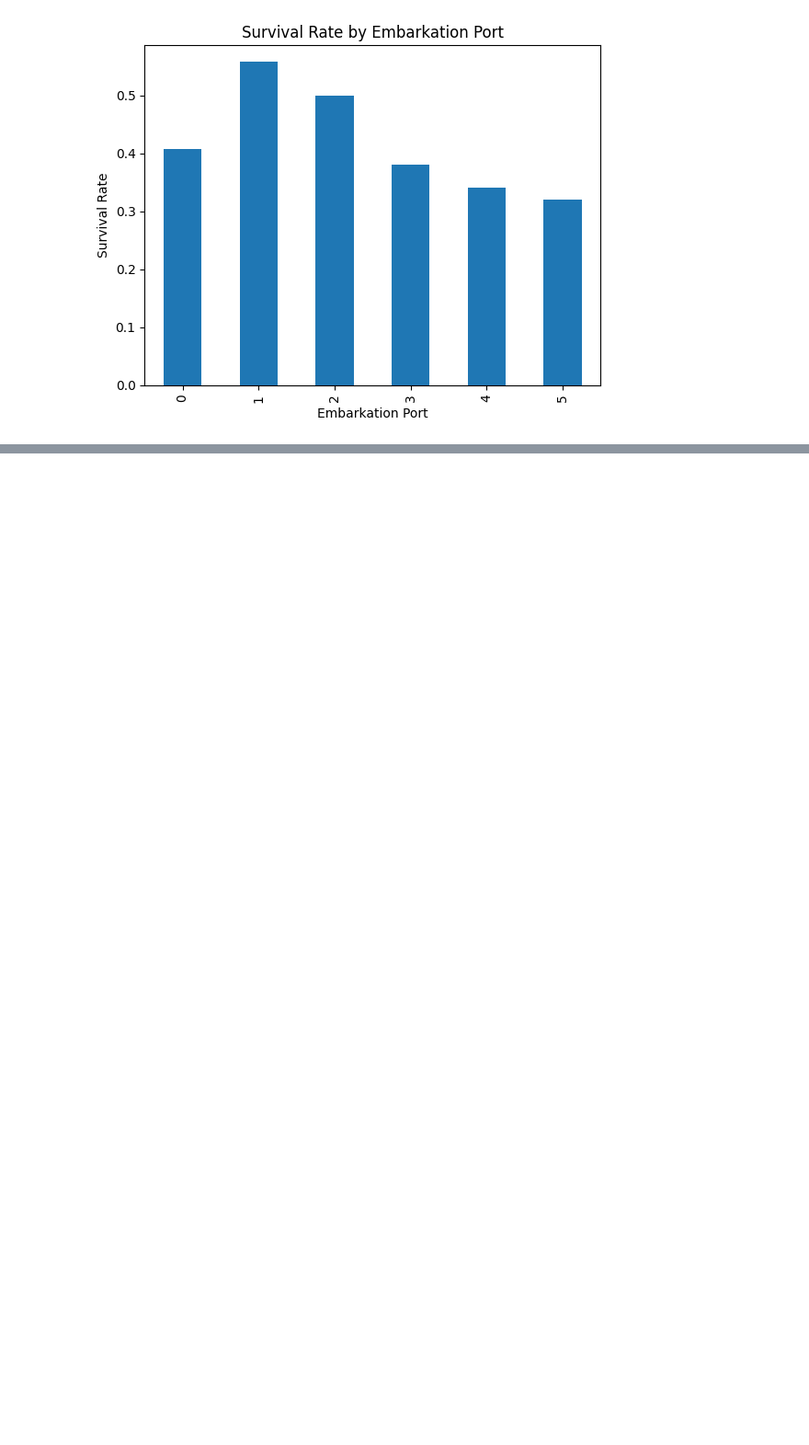
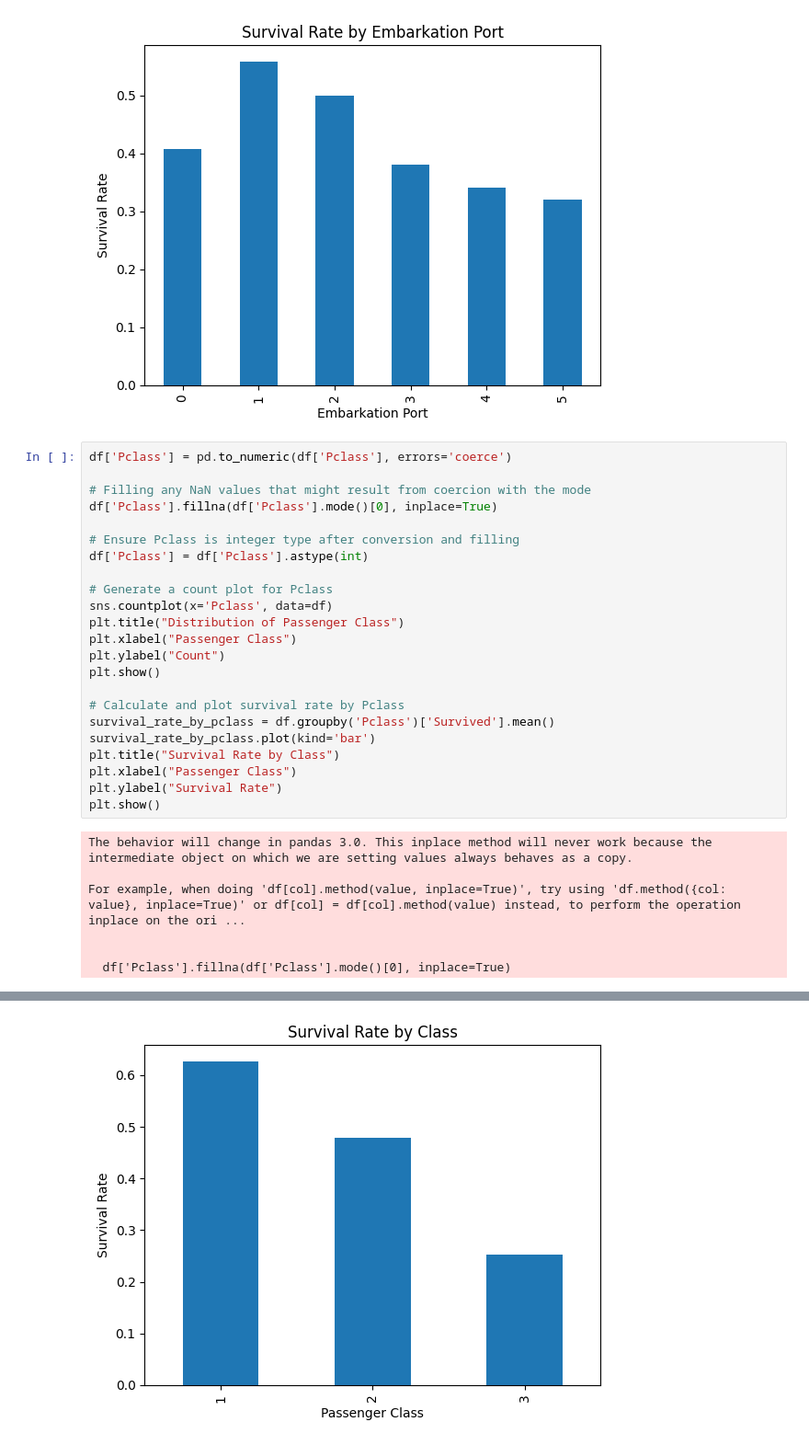
Before and after one commit to softwareWCU/Data-Preprocessing-for-ML-using-Titanic-Dataset, a Jupyter notebook: Titanic_Full_Data_Cleaning_Assignment.ipynb, the cells around one changed output, grey strips where cells are left out. Shown at 92% size. Cells and saved outputs as stored; diff of their text form; blank space fills up the shorter version.

```diff
--- a/Titanic_Full_Data_Cleaning_Assignment.ipynb
+++ b/Titanic_Full_Data_Cleaning_Assignment.ipynb
@@ -272,3 +309,33 @@ plt.show()
 [figure]
 [figure]
 [figure]
+# %%
+df['Pclass'] = pd.to_numeric(df['Pclass'], errors='coerce')
+
+# Filling any NaN values that might result from coercion with the mode
+df['Pclass'].fillna(df['Pclass'].mode()[0], inplace=True)
+
+# Ensure Pclass is integer type after conversion and filling
+df['Pclass'] = df['Pclass'].astype(int)
+
+# Generate a count plot for Pclass
+sns.countplot(x='Pclass', data=df)
+plt.title("Distribution of Passenger Class")
+plt.xlabel("Passenger Class")
+plt.ylabel("Count")
+plt.show()
+
+# Calculate and plot survival rate by Pclass
+survival_rate_by_pclass = df.groupby('Pclass')['Survived'].mean()
+survival_rate_by_pclass.plot(kind='bar')
+plt.title("Survival Rate by Class")
+plt.xlabel("Passenger Class")
+plt.ylabel("Survival Rate")
+plt.show()
+# %% [output]
+The behavior will change in pandas 3.0. This inplace method will never work because the intermediate object on which we are setting values always behaves as a copy.
+
+For example, when doing 'df[col].method(value, inplace=True)', try using 'df.method({col: value}, inplace=True)' or df[col] = df[col].method(value) instead, to perform the operation inplace on the ori ...
+
+
+  df['Pclass'].fillna(df['Pclass'].mode()[0], inplace=True)
@@ -274,0 +343 @@ plt.show()
+[figure, added]
```
Also changed, not shown: parts of 21 cells of this notebook.
